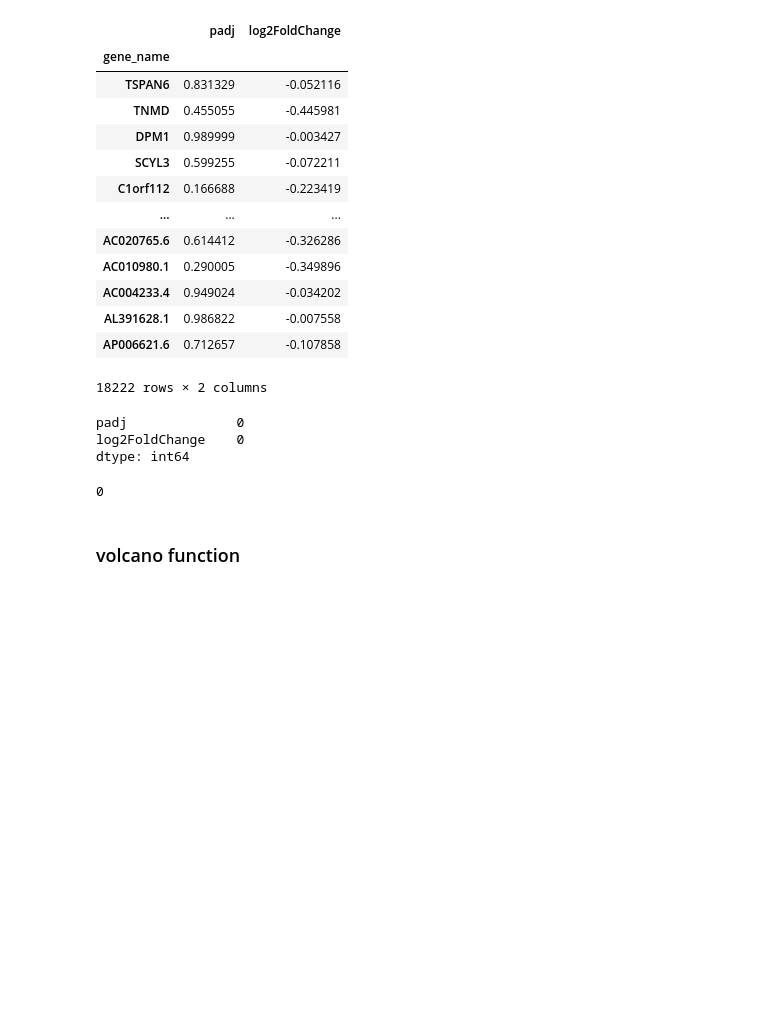
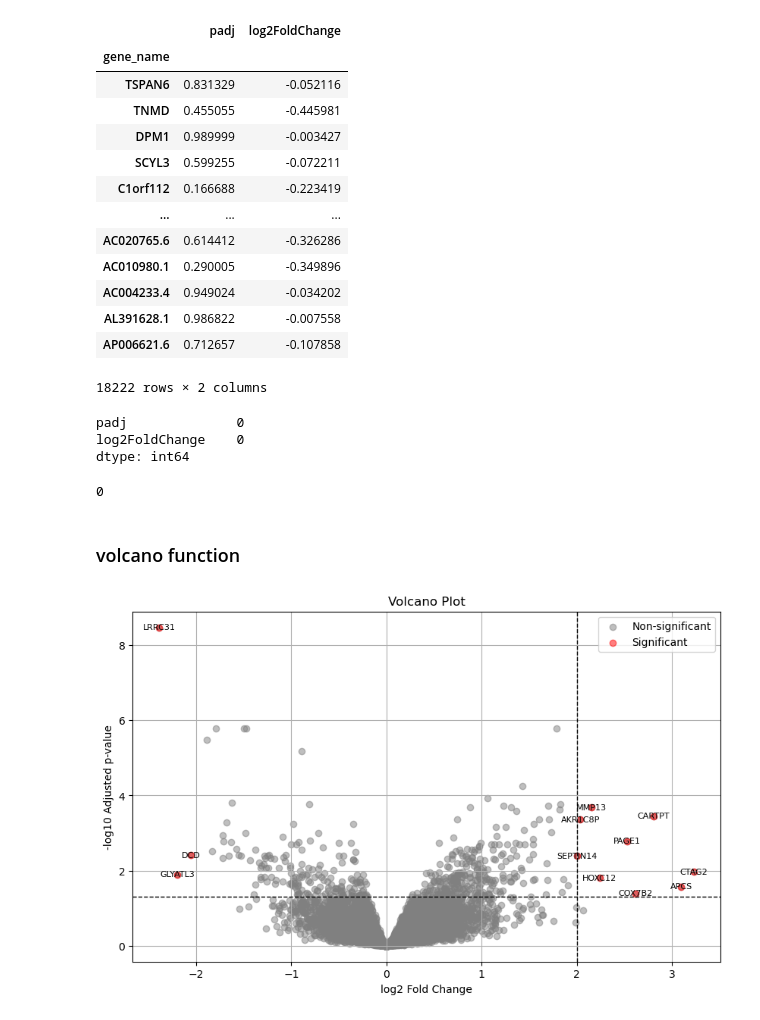
Before and after one commit to incredible-maker/Credit_risk_management, a Jupyter notebook: Counts_clean.ipynb, the cells around one changed output. Saved outputs shown, nothing was run; the diff lists cells and outputs as text; code cells hidden in the pictures; blank space fills up the shorter version.

```diff
--- a/Counts_clean.ipynb
+++ b/Counts_clean.ipynb
@@ -131,2 +96,42 @@ def volcano_plot(data):
+# %%
+import matplotlib.pyplot as plt
+
+def volcano_plot(data_frame, padj_threshold, log2fc_threshold):
+    # Extract the relevant columns from the data frame
+    padj_values = data_frame['padj']
+    log2fc_values = data_frame['log2FoldChange']
+    gene_names = data_frame.index
+
+    # Create a boolean mask to filter genes based on the thresholds
+    significant_genes = (padj_values < padj_threshold) & (abs(log2fc_values) > log2fc_threshold)
+
+    # Create the volcano plot
+    plt.figure(figsize=(10, 6))
+    plt.scatter(log2fc_values, -1 * np.log10(padj_values), color='gray', alpha=0.5, label='Non-significant')
+    plt.scatter(log2fc_values[significant_genes], -1 * np.log10(padj_values[significant_genes]),
+                color='red', alpha=0.5, label='Significant')
+
+    # Add labels for selected genes
+    selected_genes = gene_names[significant_genes]
+    for i, gene_name in enumerate(selected_genes):
+        plt.text(log2fc_values[significant_genes][i], -1 * np.log10(padj_values[significant_genes][i]), gene_name,
+                 fontsize=8, ha='center', va='center')
+
+    # Customize the plot
+    plt.axhline(-np.log10(padj_threshold), color='black', linestyle='--', linewidth=1)
+    plt.axvline(log2fc_threshold, color='black', linestyle='--', linewidth=1)
+    plt.xlabel('log2 Fold Change')
+    plt.ylabel('-log10 Adjusted p-value')
+    plt.title('Volcano Plot')
+    plt.legend()
+    plt.grid(True)
+
+    # Show the plot
+    plt.show()
+# %%
+# Call the function
+volcano_plot(PC, 0.05, 2)
+# %% [output]
+[figure, added]
 # %%
 # %% [output]
```
Also changed, not shown: parts of 2 cells of this notebook.
